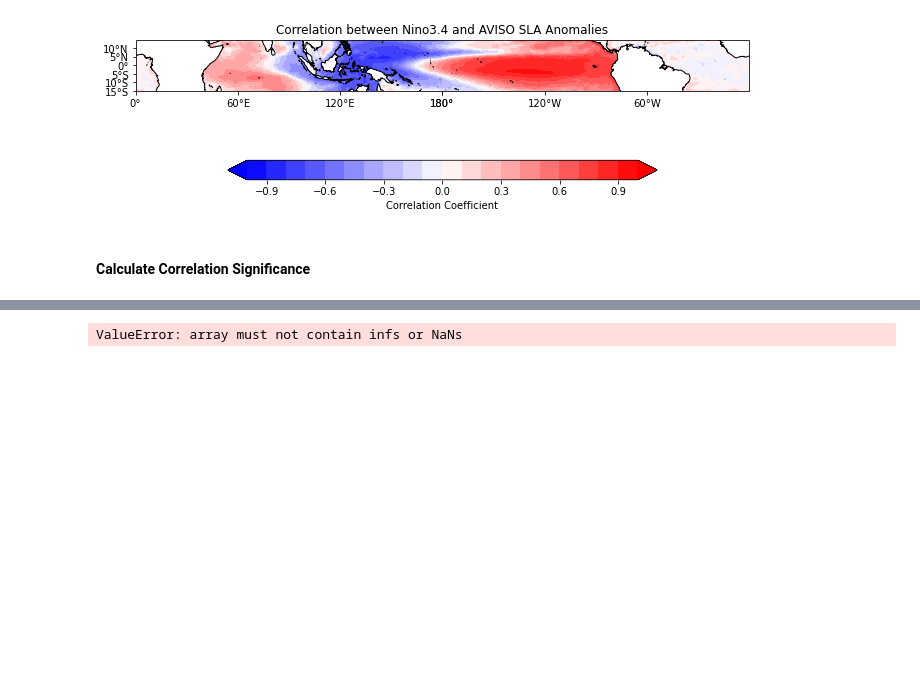
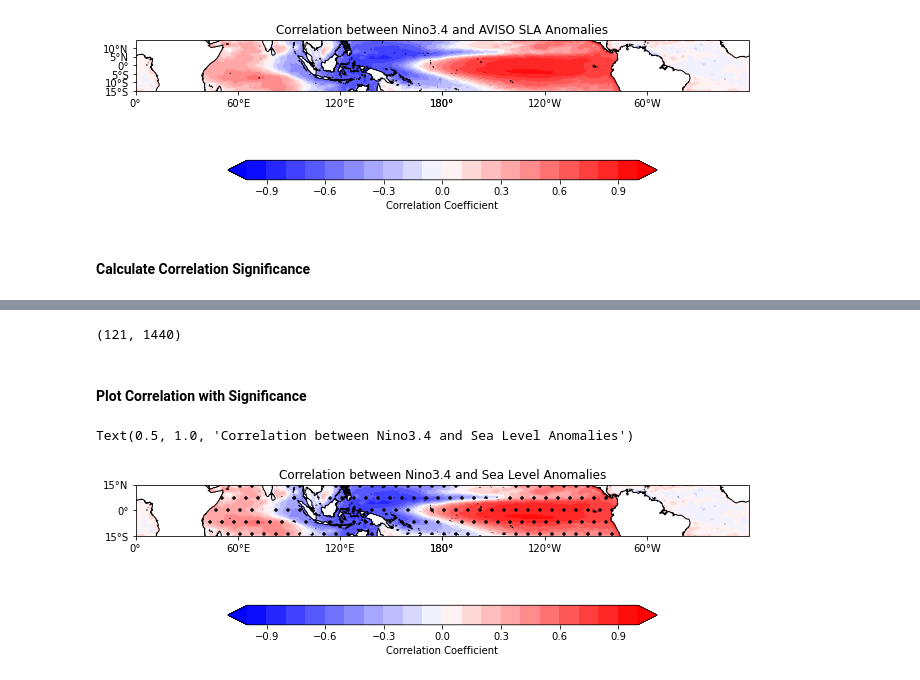
Before and after one commit to GeoRath/Climate-680, a Jupyter notebook: Project_Workbooks/aviso_nino34_correlation.ipynb, the cells around one changed output, grey strips where cells are left out. Drawn from its saved outputs; the diff is of its cells as text; code cells hidden in the pictures; blank space fills up the shorter version.

```diff
--- a/Project_Workbooks/aviso_nino34_correlation.ipynb
+++ b/Project_Workbooks/aviso_nino34_correlation.ipynb
@@ -145,3 +145,11 @@ Text(0.5, 1.0, 'Correlation between Nino3.4 and AVISO SLA Anomalies')
 #### Calculate Correlation Significance
 # %%
 from scipy.stats import pearsonr
+# %%
+# Ran into issue running below code because of nans/infs attempt to remove
+
+
+ds_nino34 = ds_nino34.fillna(0)
+
+# Dropping nans on ds_anoms removed all values
+ds_anoms= ds_anoms.fillna(0)
@@ -160,4 +190,57 @@ for i in range(nx):
         p_array[j,i]=p
 r_array.shape
 # %% [output]
-ValueError: array must not contain infs or NaNs
+(121, 1440)
+# %% [markdown]
+#### Plot Correlation with Significance
+# %%
+#Mask for significance
+mask_sig=np.where(p_array<0.05,r_array,np.nan)
+# %%
+clevs=np.arange(-1,1.1,0.1)
+
+fig = plt.figure(figsize=(11,8.5))
+
+# Set the axes using the specified map projection
+ax=plt.axes(projection=ccrs.PlateCarree(central_longitude=180))
+
+# Add cyclic point
+data=r_array
+data,lon=add_cyclic_point(data,coord=ds_anoms['longitude'])
+mask_data,lons=add_cyclic_point(mask_sig,coord=ds_anoms['longitude'])
+
+# Make a filled contour plot
+cs=ax.contourf(lon,ds_anoms['latitude'],
+            data,clevs,
+            transform=ccrs.PlateCarree(),
+            cmap='bwr',extend='both')
+
+ax.contourf(lon,ds_anoms['latitude'],mask_data,[0,1],
+            transform = ccrs.PlateCarree(),colors='None',
+            hatches=['.','.'],extend='both',alpha=0)
+
+# Add coastlines
+ax.coastlines()
+
+# Add gridlines
+#ax.gridlines()
+
+# Define the xticks for longtitude
+ax.set_xticks(np.arange(-180,181,60),crs=ccrs.PlateCarree())
+lon_formatter=cticker.LongitudeFormatter()
+ax.xaxis.set_major_formatter(lon_formatter)
+
+# Define ytick for latitude
+ax.set_yticks(np.arange(-15,16,15),crs=ccrs.PlateCarree())
+lat_formatter=cticker.LatitudeFormatter()
+ax.yaxis.set_major_formatter(lat_formatter)
+
+# Call colorbar
+cbar=plt.colorbar(cs,orientation='horizontal',shrink=0.7,
+                 label='Correlation Coefficient')
+
+# Add title
+plt.title('Correlation between Nino3.4 and Sea Level Anomalies')
+# %% [output]
+Text(0.5, 1.0, 'Correlation between Nino3.4 and Sea Level Anomalies')
+[figure, added]
```
Also changed, not shown: parts of 2 cells of this notebook, 2 other files.
